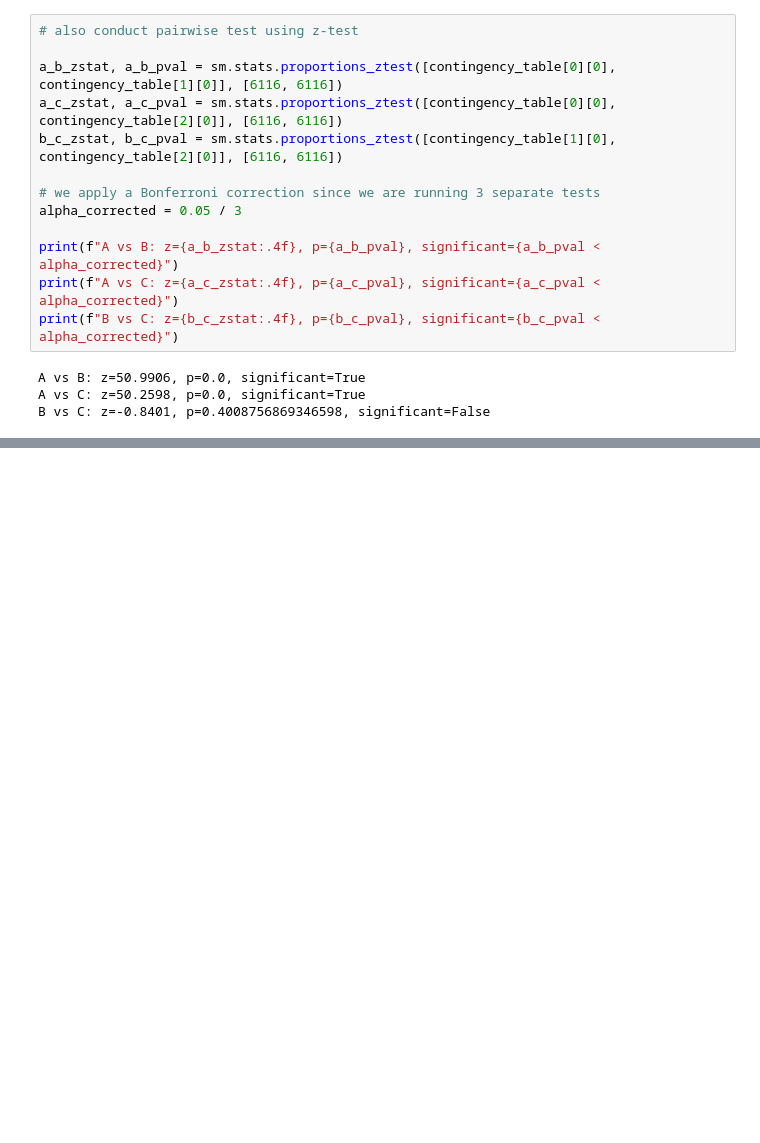
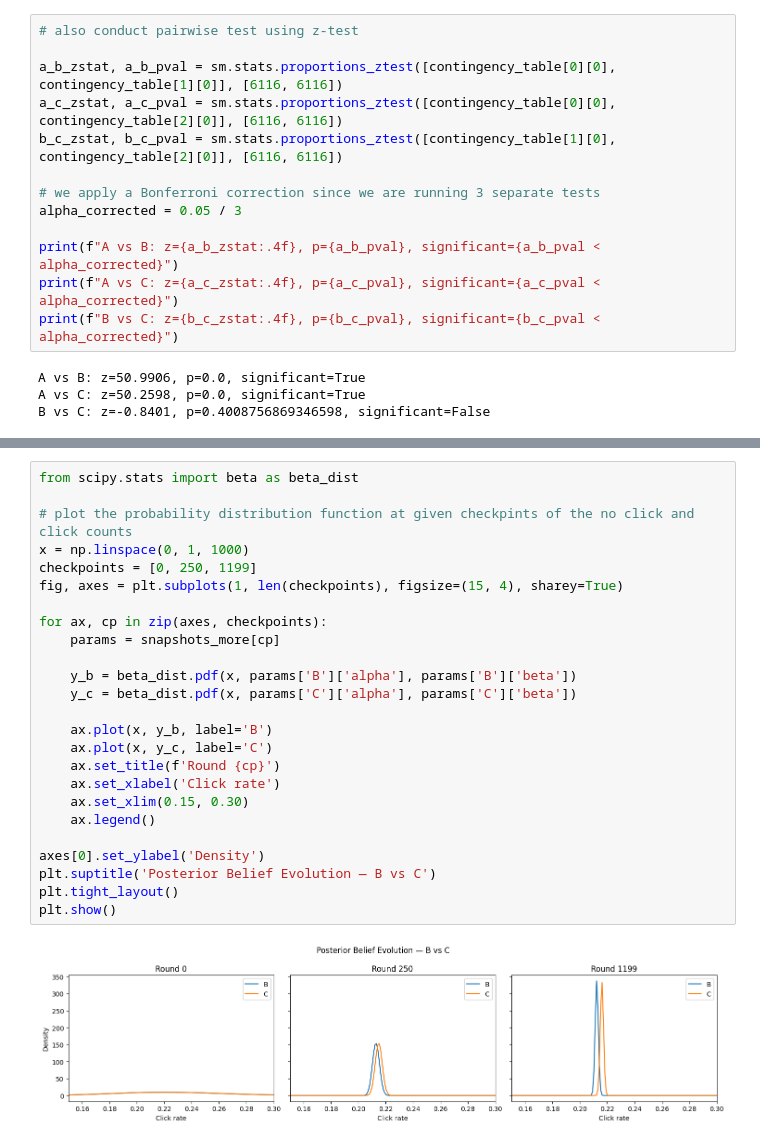
Before and after one commit to ananya290905/RecommenderTesting, a Jupyter notebook: notebooks/03_experimental_simulation.ipynb, the cells around one changed output, grey strips where cells are left out. Cells and saved outputs as stored; diff of their text form; blank space fills up the shorter version.

```diff
--- a/notebooks/03_experimental_simulation.ipynb
+++ b/notebooks/03_experimental_simulation.ipynb
@@ -128,0 +244,27 @@ B vs C: z=-0.8401, p=0.4008756869346598, significant=False
+# %%
+from scipy.stats import beta as beta_dist
+
+# plot the probability distribution function at given checkpints of the no click and click counts
+x = np.linspace(0, 1, 1000)
+checkpoints = [0, 250, 1199]
+fig, axes = plt.subplots(1, len(checkpoints), figsize=(15, 4), sharey=True)
+
+for ax, cp in zip(axes, checkpoints):
+    params = snapshots_more[cp]
+
+    y_b = beta_dist.pdf(x, params['B']['alpha'], params['B']['beta'])
+    y_c = beta_dist.pdf(x, params['C']['alpha'], params['C']['beta'])
+
+    ax.plot(x, y_b, label='B')
+    ax.plot(x, y_c, label='C')
+    ax.set_title(f'Round {cp}')
+    ax.set_xlabel('Click rate')
+    ax.set_xlim(0.15, 0.30)
+    ax.legend()
+
+axes[0].set_ylabel('Density')
+plt.suptitle('Posterior Belief Evolution — B vs C')
+plt.tight_layout()
+plt.show()
+# %% [output]
+[figure, added]
```
Also changed, not shown: parts of 6 cells of this notebook, 1 other file.
